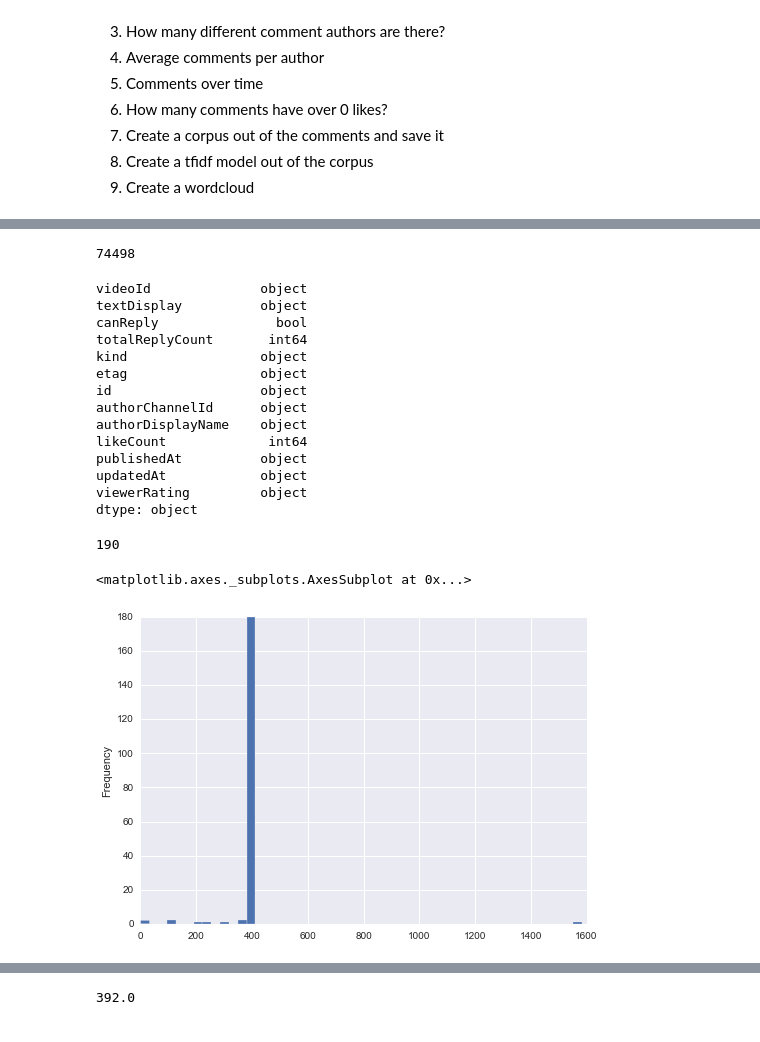
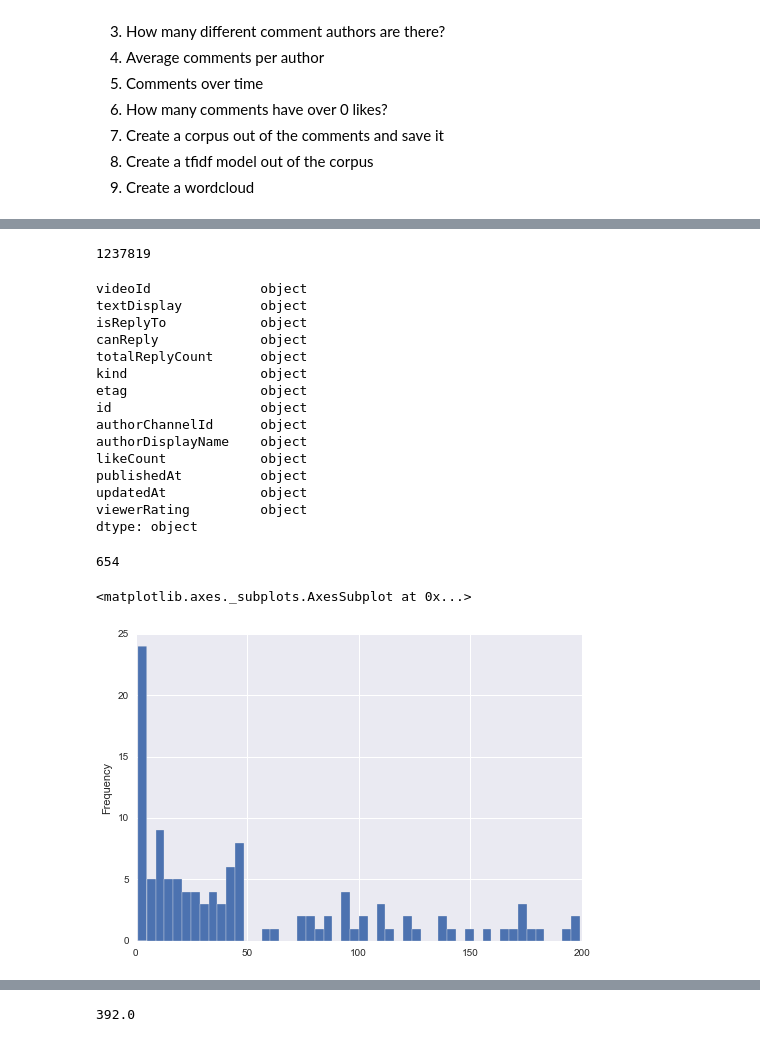
Before and after one commit to papapana/data_science, a Jupyter notebook: youtube_comedy_slam/Youtube comments.ipynb, the cells around one changed output, grey strips where cells are left out. Cells and saved outputs as stored; diff of their text form; code cells hidden in the pictures.

Commit message:
Add refining exploratory analysis of Youtube comments

```diff
--- a/youtube_comedy_slam/Youtube comments.ipynb
+++ b/youtube_comedy_slam/Youtube comments.ipynb
@@ -281,7 +281,7 @@ import seaborn as sns
 # %%
 # Load and check dataset
 
-data = pd.read_csv("data/dataset_movies.90_680.csv")
+data = pd.read_csv("data/dataset_movies.1_680_full.csv")
 # %%
 data.head(10)
 # %% [output]
@@ -299,20 +299,21 @@ data.head(10)
 # %%
 len(data)
 # %% [output]
-74498
+1237819
 # %%
 data.dtypes
 # %% [output]
 videoId              object
 textDisplay          object
-canReply               bool
-totalReplyCount       int64
+isReplyTo            object
+canReply             object
+totalReplyCount      object
 kind                 object
 etag                 object
 id                   object
 authorChannelId      object
 authorDisplayName    object
-likeCount             int64
+likeCount            object
 publishedAt          object
 updatedAt            object
 viewerRating         object
@@ -321,11 +322,11 @@ dtype: object
 # How many unique videos are there?
 len(pd.unique(data['videoId']))
 # %% [output]
-190
+654
 # %%
 # How many comments are there per video? (Distribution)
-# histogram for the previous of 400
-data.videoId.value_counts().plot(kind = 'hist', bins = 50)
+# histogram for those with less than 200 comments
+data.groupby("videoId").filter(lambda x: len(x)<200).videoId.value_counts().plot(kind = 'hist', bins=50)
 # %% [output]
 <matplotlib.axes._subplots.AxesSubplot at 0x...>
-[figure, old version]
+[figure, new version]
```
Also changed, not shown: parts of 9 cells of this notebook.
